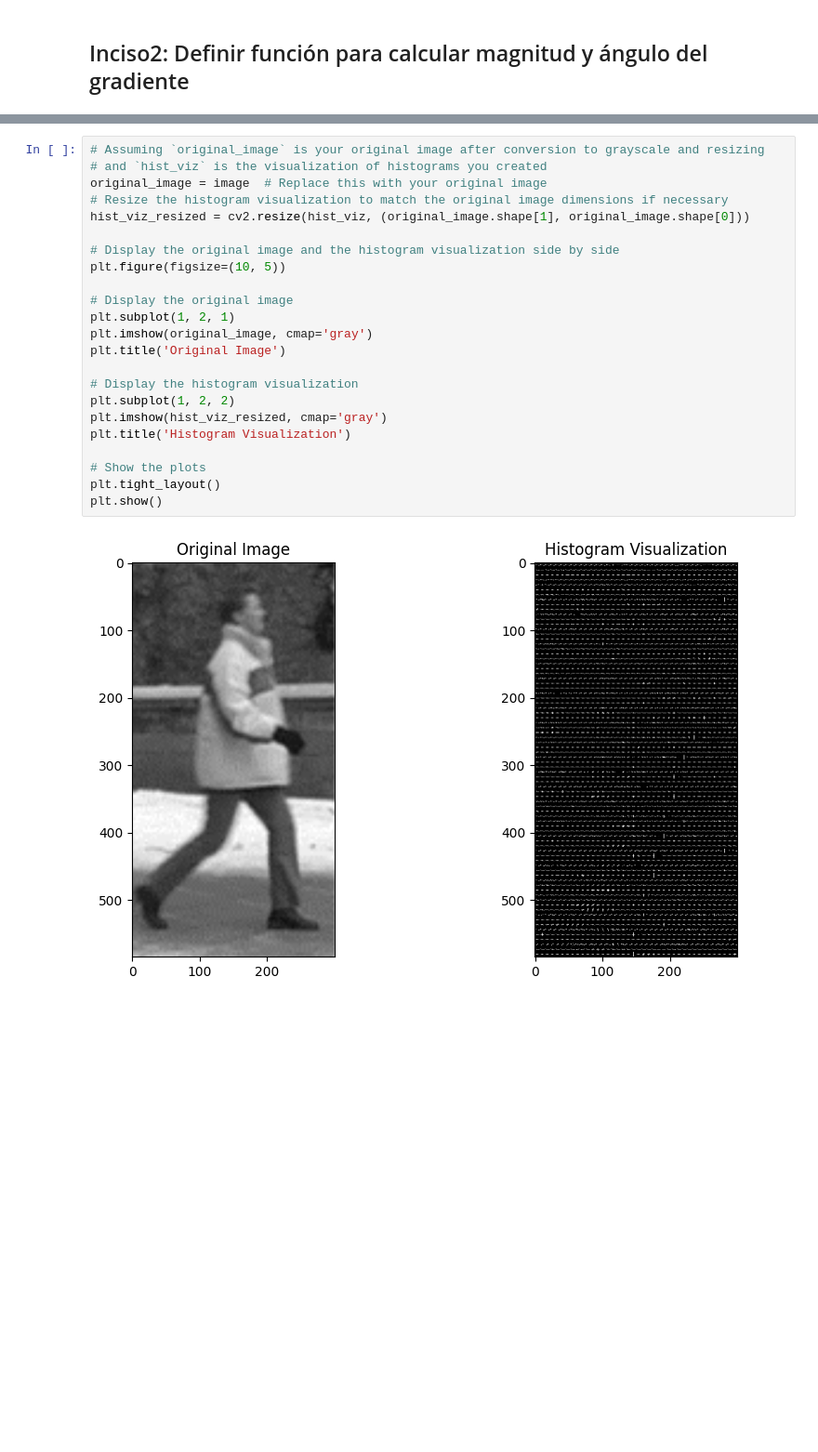
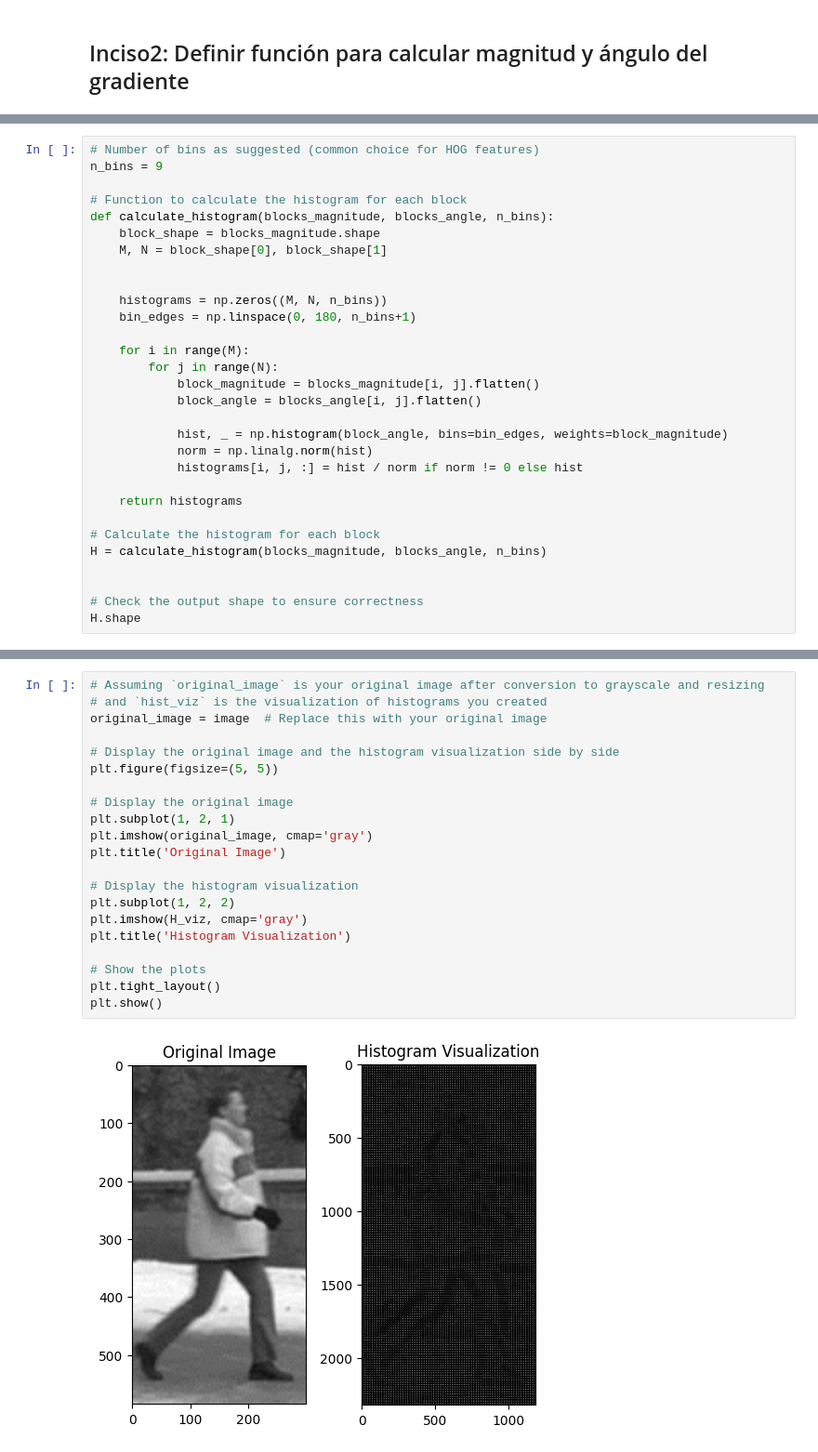
Before and after one commit to EstebanAG1005/Lab02-VC, a Jupyter notebook: inciso1_2.ipynb, the cells around one changed output, grey strips where cells are left out. Shown: that part at 93% size. Saved outputs shown, nothing was run; the diff lists cells and outputs as text; blank space fills up the shorter version.

Commit message:
fix: errores con la magnitud

```diff
--- a/inciso1_2.ipynb
+++ b/inciso1_2.ipynb
@@ -221,0 +145,30 @@ plt.show()
+# %%
+# Number of bins as suggested (common choice for HOG features)
+n_bins = 9
+
+# Function to calculate the histogram for each block
+def calculate_histogram(blocks_magnitude, blocks_angle, n_bins):
+    block_shape = blocks_magnitude.shape
+    M, N = block_shape[0], block_shape[1]
+
+
+    histograms = np.zeros((M, N, n_bins))
+    bin_edges = np.linspace(0, 180, n_bins+1)
+
+    for i in range(M):
+        for j in range(N):
+            block_magnitude = blocks_magnitude[i, j].flatten()
+            block_angle = blocks_angle[i, j].flatten()
+
+            hist, _ = np.histogram(block_angle, bins=bin_edges, weights=block_magnitude)
+            norm = np.linalg.norm(hist)
+            histograms[i, j, :] = hist / norm if norm != 0 else hist
+
+    return histograms
+
+# Calculate the histogram for each block
+H = calculate_histogram(blocks_magnitude, blocks_angle, n_bins)
+
+
+# Check the output shape to ensure correctness
+H.shape
@@ -222,25 +228,23 @@ plt.show()
 # %%
 # Assuming `original_image` is your original image after conversion to grayscale and resizing
 # and `hist_viz` is the visualization of histograms you created
 original_image = image  # Replace this with your original image
-# Resize the histogram visualization to match the original image dimensions if necessary
-hist_viz_resized = cv2.resize(hist_viz, (original_image.shape[1], original_image.shape[0]))
 
 # Display the original image and the histogram visualization side by side
-plt.figure(figsize=(10, 5))
+plt.figure(figsize=(5, 5))
 
 # Display the original image
 plt.subplot(1, 2, 1)
 plt.imshow(original_image, cmap='gray')
 plt.title('Original Image')
 
 # Display the histogram visualization
 plt.subplot(1, 2, 2)
-plt.imshow(hist_viz_resized, cmap='gray')
+plt.imshow(H_viz, cmap='gray')
 plt.title('Histogram Visualization')
 
 # Show the plots
 plt.tight_layout()
 plt.show()
 # %% [output]
-[figure, old version]
+[figure, new version]
```
Also changed, not shown: parts of 10 cells of this notebook.
